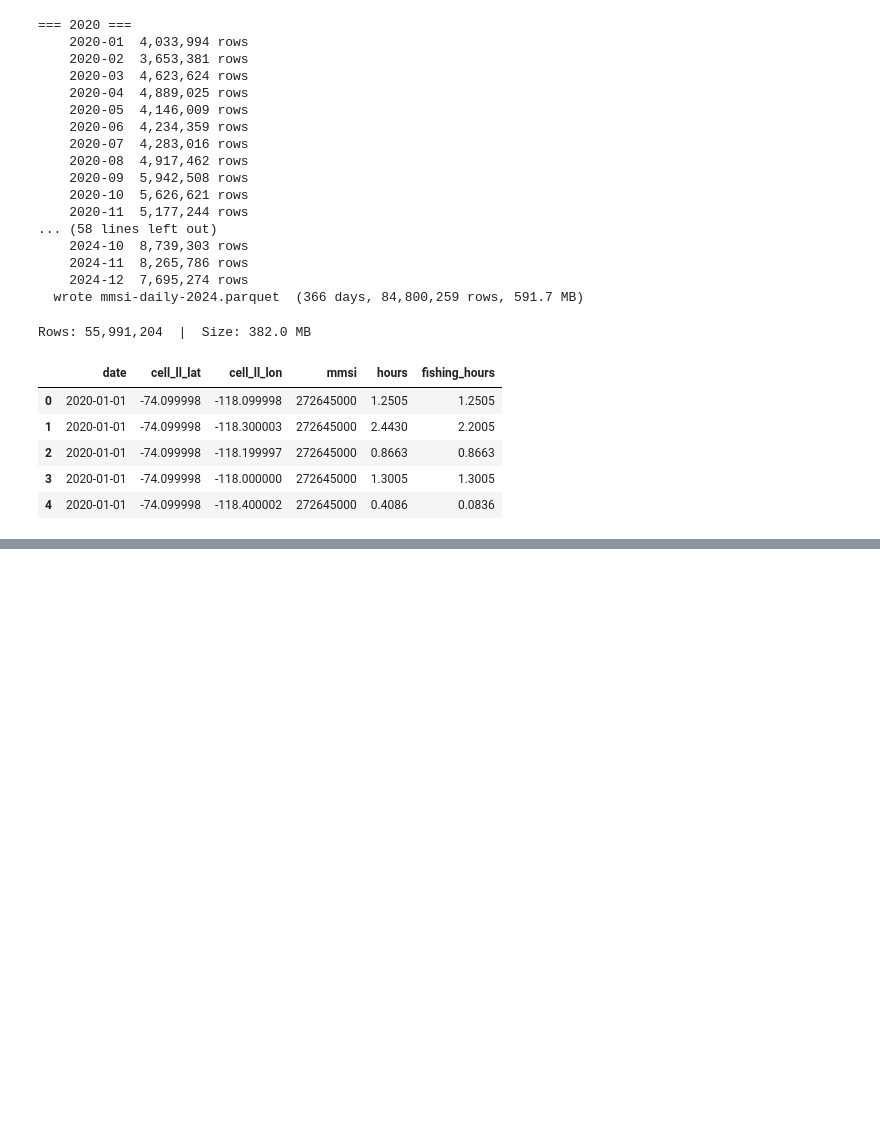
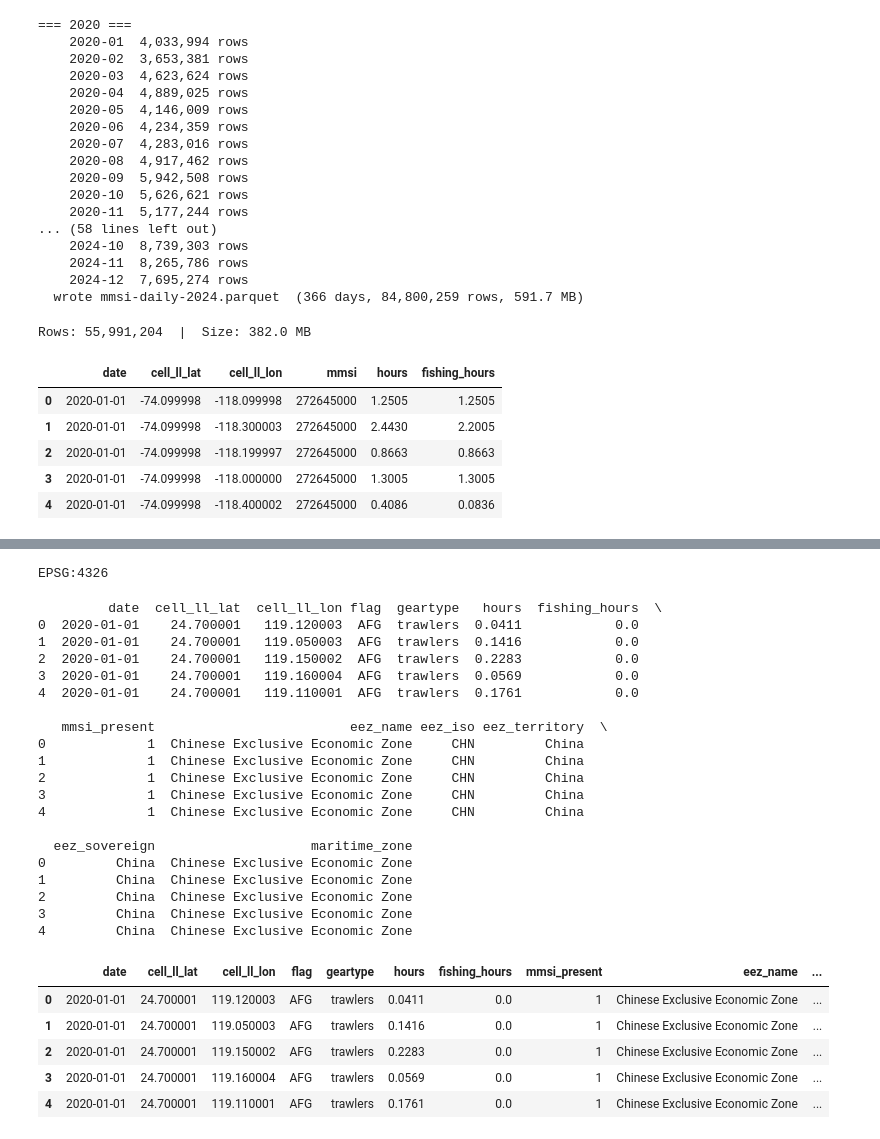
Before and after one commit to com-480-data-visualization/a-fishing-story, a Jupyter notebook: notebooks/data_processing.ipynb, the cells around one changed output, grey strips where cells are left out. Saved outputs shown, nothing was run; the diff lists cells and outputs as text; code cells hidden in the pictures; blank space fills up the shorter version.

```diff
--- a/notebooks/data_processing.ipynb
+++ b/notebooks/data_processing.ipynb
@@ -383,0 +436,4 @@ Rows: 55,991,204  |  Size: 382.0 MB
+# %%
+print(eez.crs)
+# %% [output]
+EPSG:4326
@@ -383,0 +516,35 @@ Rows: 55,991,204  |  Size: 382.0 MB
+# %%
+sample_path = OUTPUT_DIR / "fleet-daily-2020-01.parquet"
+df = pd.read_parquet(sample_path)
+
+df_taiwan = add_eez_to_dataframe_region(df, EEZ_GDF)
+
+print(df_taiwan.head())
+df_taiwan.head()
+# %% [output]
+         date  cell_ll_lat  cell_ll_lon flag  geartype   hours  fishing_hours  \
+0  2020-01-01    24.700001   119.120003  AFG  trawlers  0.0411            0.0
+1  2020-01-01    24.700001   119.050003  AFG  trawlers  0.1416            0.0
+2  2020-01-01    24.700001   119.150002  AFG  trawlers  0.2283            0.0
+3  2020-01-01    24.700001   119.160004  AFG  trawlers  0.0569            0.0
+4  2020-01-01    24.700001   119.110001  AFG  trawlers  0.1761            0.0
+
+   mmsi_present                         eez_name eez_iso eez_territory  \
+0             1  Chinese Exclusive Economic Zone     CHN         China
+1             1  Chinese Exclusive Economic Zone     CHN         China
+2             1  Chinese Exclusive Economic Zone     CHN         China
+3             1  Chinese Exclusive Economic Zone     CHN         China
+4             1  Chinese Exclusive Economic Zone     CHN         China
+
+  eez_sovereign                    maritime_zone
+0         China  Chinese Exclusive Economic Zone
+1         China  Chinese Exclusive Economic Zone
+2         China  Chinese Exclusive Economic Zone
+3         China  Chinese Exclusive Economic Zone
+4         China  Chinese Exclusive Economic Zone
+|  | date | cell_ll_lat | cell_ll_lon | flag | geartype | hours | fishing_hours | mmsi_present | eez_name | ... |
+| 0 | 2020-01-01 | 24.700001 | 119.120003 | AFG | trawlers | 0.0411 | 0.0 | 1 | Chinese Exclusive Economic Zone | ... |
+| 1 | 2020-01-01 | 24.700001 | 119.050003 | AFG | trawlers | 0.1416 | 0.0 | 1 | Chinese Exclusive Economic Zone | ... |
+| 2 | 2020-01-01 | 24.700001 | 119.150002 | AFG | trawlers | 0.2283 | 0.0 | 1 | Chinese Exclusive Economic Zone | ... |
+| 3 | 2020-01-01 | 24.700001 | 119.160004 | AFG | trawlers | 0.0569 | 0.0 | 1 | Chinese Exclusive Economic Zone | ... |
+| 4 | 2020-01-01 | 24.700001 | 119.110001 | AFG | trawlers | 0.1761 | 0.0 | 1 | Chinese Exclusive Economic Zone | ... |
```
Also changed, not shown: parts of 10 cells of this notebook, 5 other files.
